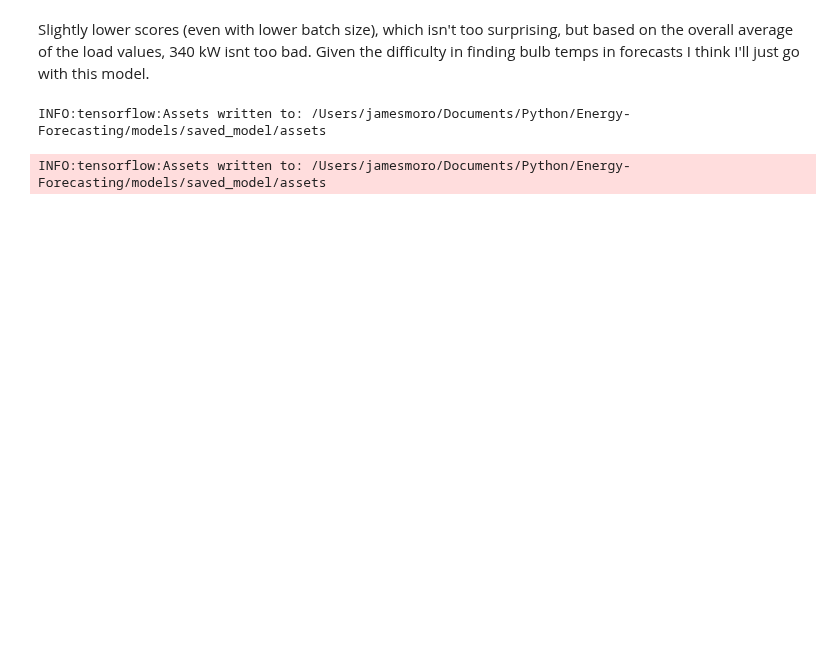
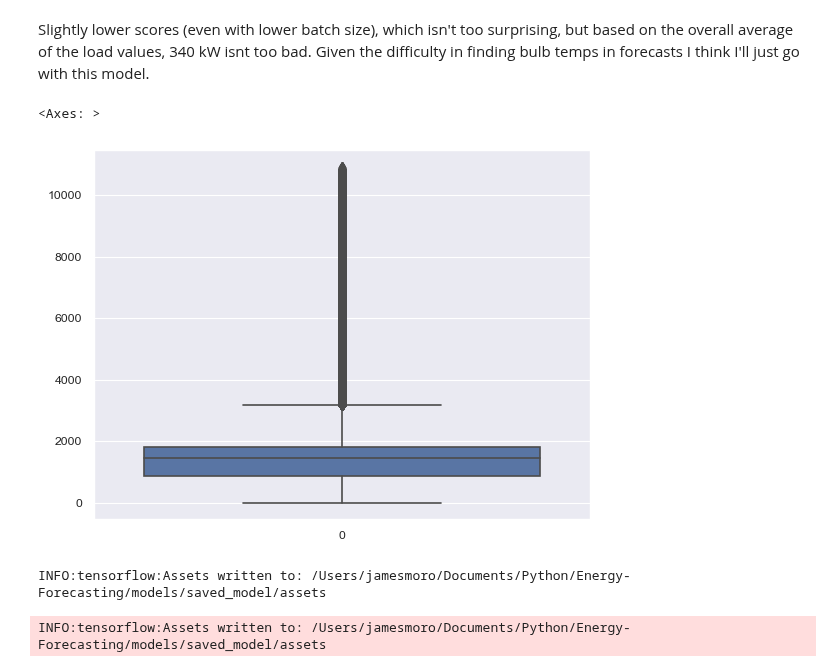
Before and after one commit to jmoro0408/Energy-Forecasting, a Jupyter notebook: scripts/8_modelling.ipynb, the cells around one changed output. Cells and saved outputs as stored; diff of their text form; code cells hidden in the pictures; blank space fills up the shorter version.

```diff
--- a/scripts/8_modelling.ipynb
+++ b/scripts/8_modelling.ipynb
@@ -501,6 +498,13 @@ mean_squared_error(y_pred=y_pred, y_true=y_test, squared=False)
 # %% [markdown]
 Slightly lower scores (even with lower batch size), which isn't too surprising, but based on the overall average of the load values, 340 kW isnt too bad.
 Given the difficulty in finding bulb temps in forecasts I think I'll just go with this model.
+# %%
+X_test_reduced['pred_load'] = y_pred
+# %%
+sns.boxplot(X_test_reduced['pred_load'])
+# %% [output]
+<Axes: >
+[figure, added]
 # %%
 model.save(MODEL_SAVE_DIR)
 # %% [output]
```
Also changed, not shown: parts of 5 cells of this notebook, 1 other file.
